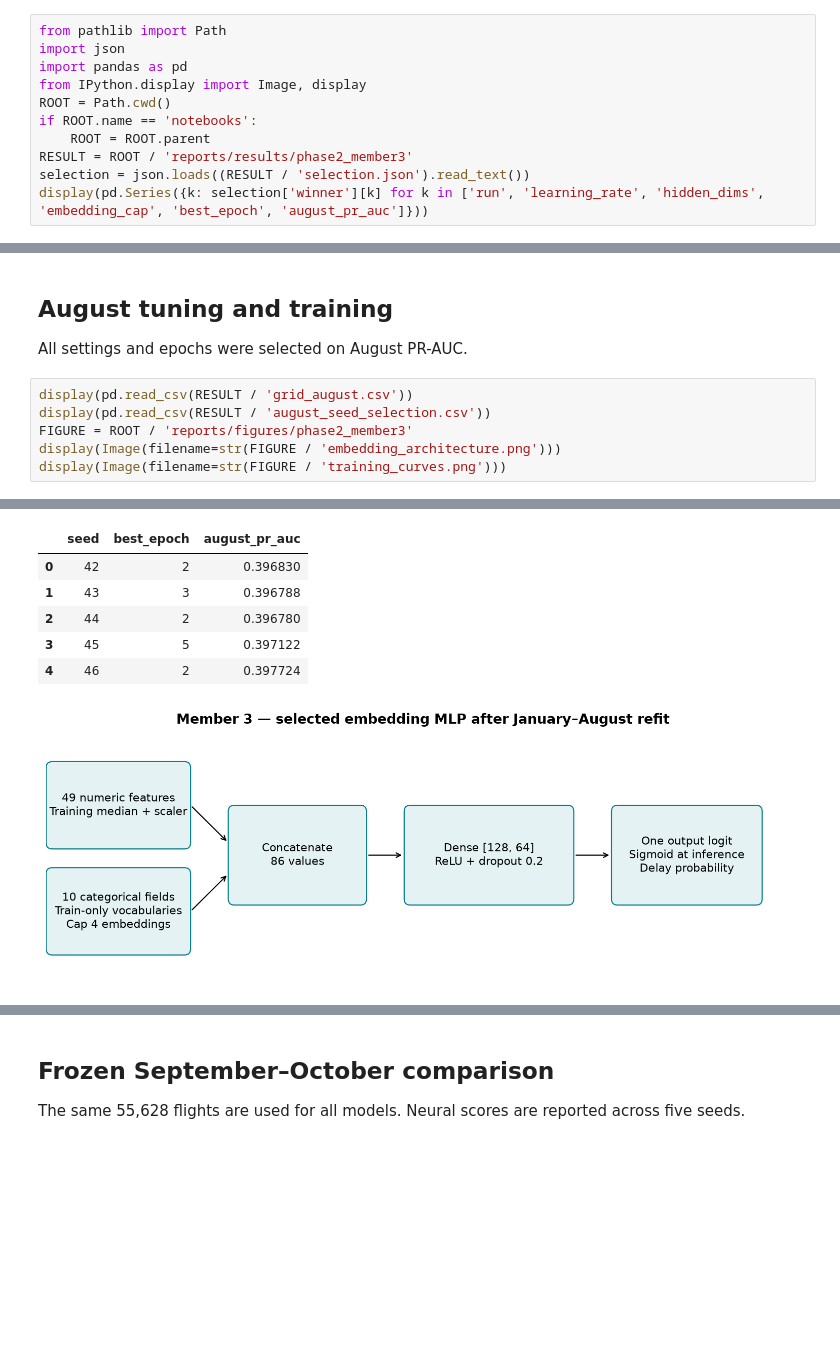
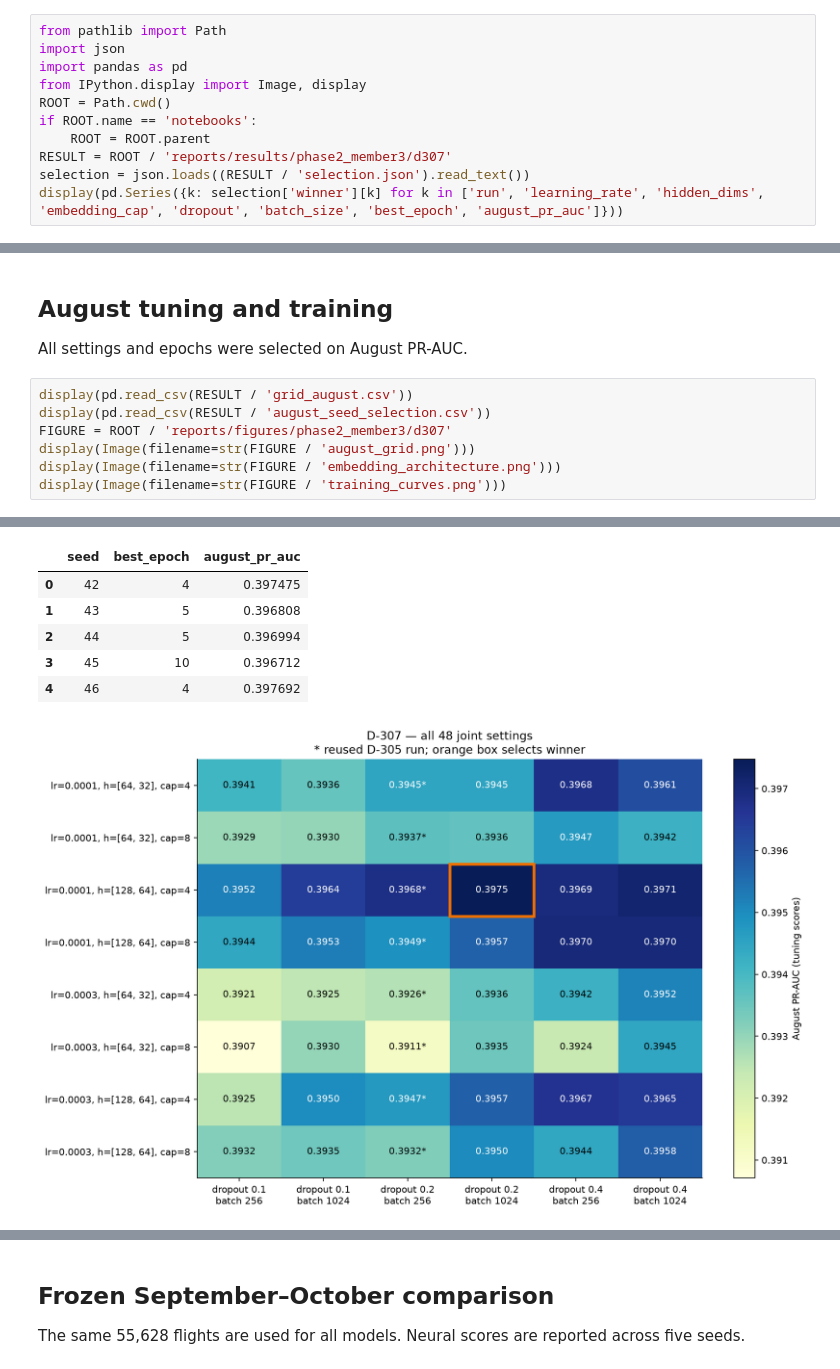
Before and after one commit to ganga-300/flight-delay-prediction, a Jupyter notebook: notebooks/phase2_member3_embedding_mlp.ipynb, the cells around one changed output, grey strips where cells are left out. Saved outputs shown, nothing was run; the diff lists cells and outputs as text; blank space fills up the shorter version.

Commit message:
results: publish final D-307 evaluation and historical comparison with verified artifacts

```diff
--- a/notebooks/phase2_member3_embedding_mlp.ipynb
+++ b/notebooks/phase2_member3_embedding_mlp.ipynb
@@ -10,7 +12,7 @@ from IPython.display import Image, display
 ROOT = Path.cwd()
 if ROOT.name == 'notebooks':
     ROOT = ROOT.parent
-RESULT = ROOT / 'reports/results/phase2_member3'
+RESULT = ROOT / 'reports/results/phase2_member3/d307'
 selection = json.loads((RESULT / 'selection.json').read_text())
-display(pd.Series({k: selection['winner'][k] for k in ['run', 'learning_rate', 'hidden_dims', 'embedding_cap', 'best_epoch', 'august_pr_auc']}))
+display(pd.Series({k: selection['winner'][k] for k in ['run', 'learning_rate', 'hidden_dims', 'embedding_cap', 'dropout', 'batch_size', 'best_epoch', 'august_pr_auc']}))
 # %% [output]
@@ -28,7 +32,8 @@ All settings and epochs were selected on August PR-AUC.
 # %%
 display(pd.read_csv(RESULT / 'grid_august.csv'))
 display(pd.read_csv(RESULT / 'august_seed_selection.csv'))
-FIGURE = ROOT / 'reports/figures/phase2_member3'
+FIGURE = ROOT / 'reports/figures/phase2_member3/d307'
+display(Image(filename=str(FIGURE / 'august_grid.png')))
 display(Image(filename=str(FIGURE / 'embedding_architecture.png')))
 display(Image(filename=str(FIGURE / 'training_curves.png')))
 # %% [output]
@@ -44,7 +57,7 @@ display(Image(filename=str(FIGURE / 'training_curves.png')))
 |  | seed | best_epoch | august_pr_auc |
-| 0 | 42 | 2 | 0.396830 |
-| 1 | 43 | 3 | 0.396788 |
-| 2 | 44 | 2 | 0.396780 |
-| 3 | 45 | 5 | 0.397122 |
-| 4 | 46 | 2 | 0.397724 |
+| 0 | 42 | 4 | 0.397475 |
+| 1 | 43 | 5 | 0.396808 |
+| 2 | 44 | 5 | 0.396994 |
+| 3 | 45 | 10 | 0.396712 |
+| 4 | 46 | 4 | 0.397692 |
-[figure, old version]
+[figure, new version]
```
Also changed, not shown: parts of 5 cells of this notebook, 17 other files.
